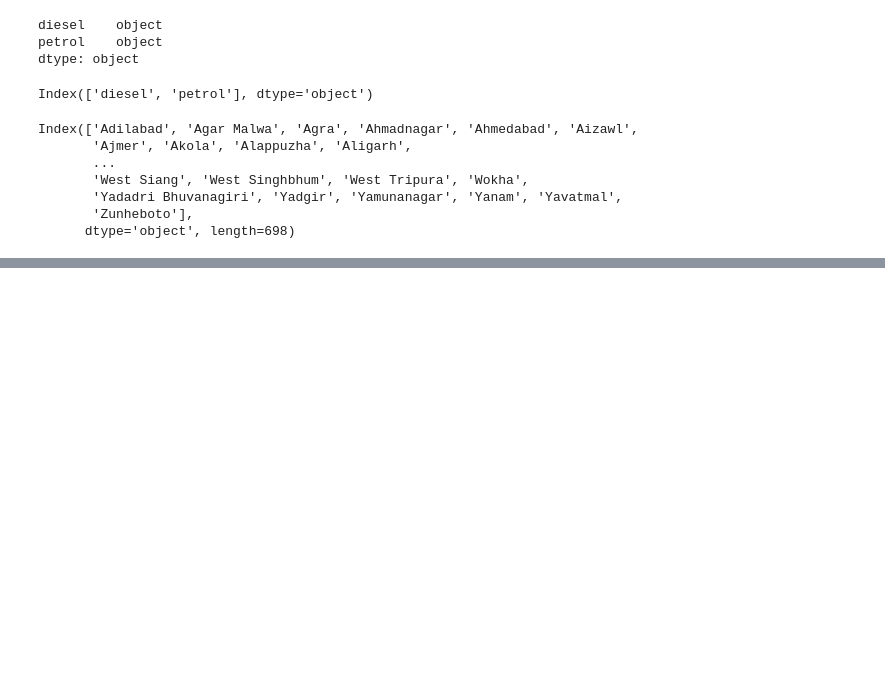
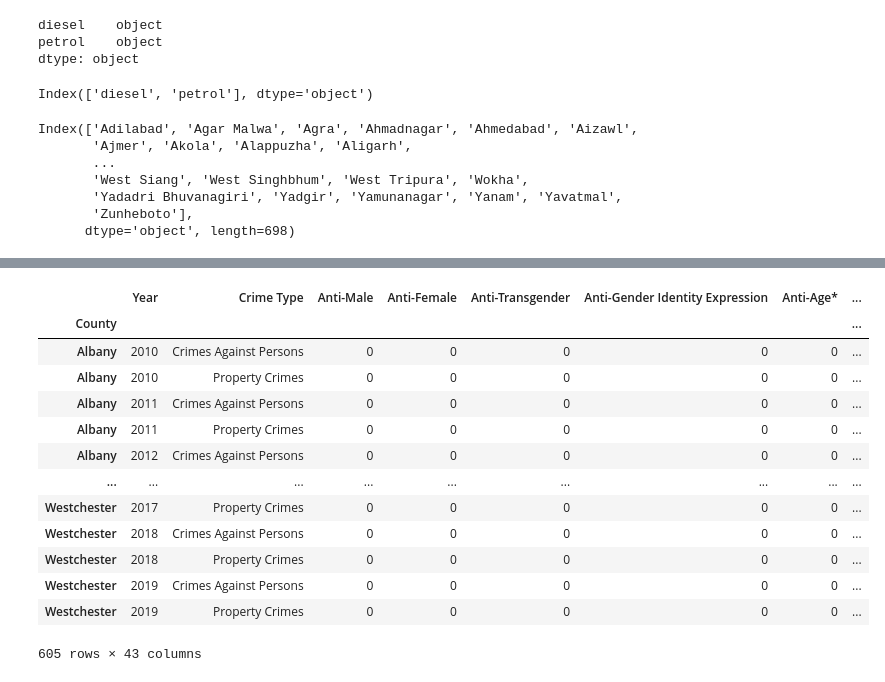
Before and after one commit to BurtonBarnes/Indian_Gas_Prices, a Jupyter notebook: exploration.ipynb, the cells around one changed output, grey strips where cells are left out. Drawn from its saved outputs; the diff is of its cells as text; code cells hidden in the pictures; blank space fills up the shorter version.

```diff
--- a/exploration.ipynb
+++ b/exploration.ipynb
@@ -81,0 +115,18 @@ Index(['Adilabad', 'Agar Malwa', 'Agra', 'Ahmadnagar', 'Ahmedabad', 'Aizawl',
+# %%
+df3 = pd.read_csv('New_York_Hate_Crimes_by_County_and_Bias_Type_2010-2019.csv', index_col=0)
+df3
+# %% [output]
+|  | Year | Crime Type | Anti-Male | Anti-Female | Anti-Transgender | Anti-Gender Identity Expression | Anti-Age* | ... |
+| County |  |  |  |  |  |  |  | ... |
+| Albany | 2010 | Crimes Against Persons | 0 | 0 | 0 | 0 | 0 | ... |
+| Albany | 2010 | Property Crimes | 0 | 0 | 0 | 0 | 0 | ... |
+| Albany | 2011 | Crimes Against Persons | 0 | 0 | 0 | 0 | 0 | ... |
+| Albany | 2011 | Property Crimes | 0 | 0 | 0 | 0 | 0 | ... |
+| Albany | 2012 | Crimes Against Persons | 0 | 0 | 0 | 0 | 0 | ... |
+| ... | ... | ... | ... | ... | ... | ... | ... | ... |
+| Westchester | 2017 | Property Crimes | 0 | 0 | 0 | 0 | 0 | ... |
+| Westchester | 2018 | Crimes Against Persons | 0 | 0 | 0 | 0 | 0 | ... |
+| Westchester | 2018 | Property Crimes | 0 | 0 | 0 | 0 | 0 | ... |
+| Westchester | 2019 | Crimes Against Persons | 0 | 0 | 0 | 0 | 0 | ... |
+| Westchester | 2019 | Property Crimes | 0 | 0 | 0 | 0 | 0 | ... |
+605 rows × 43 columns
```
Also changed, not shown: parts of 2 cells of this notebook.
